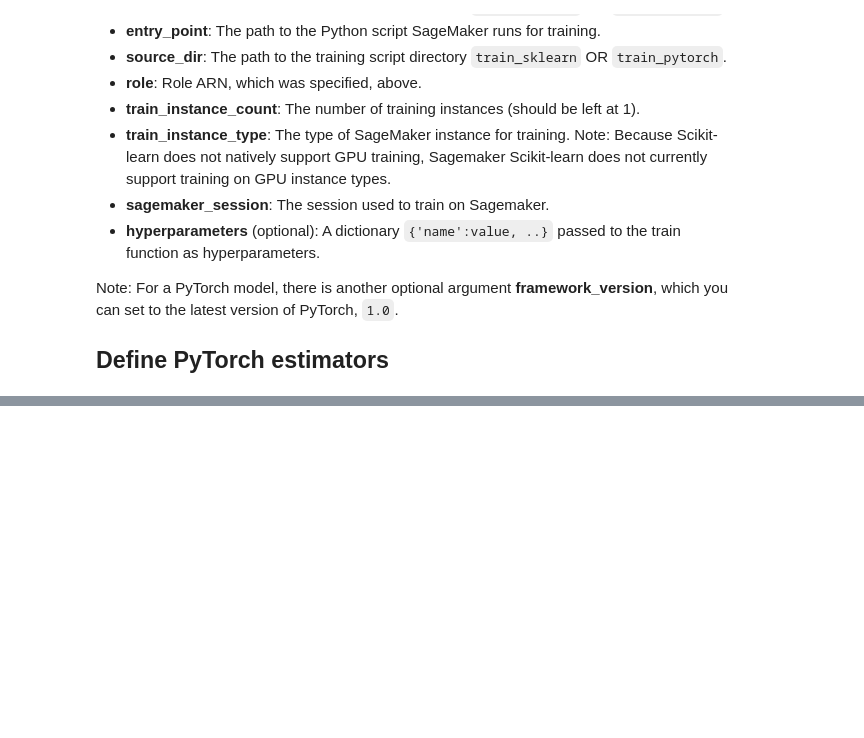
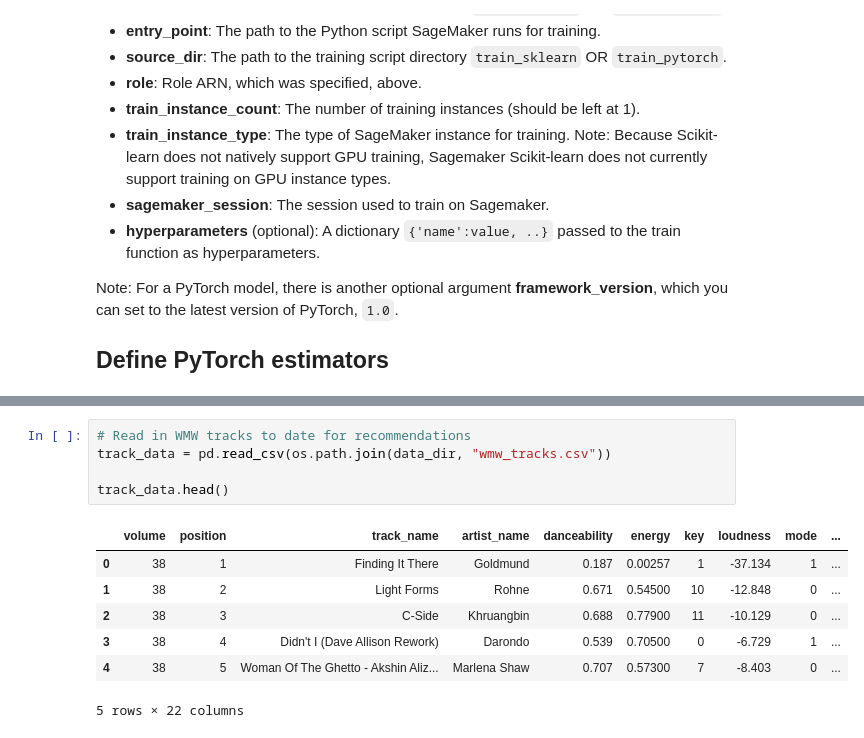
Before and after one commit to alistairwgillespie/wmw_deep_playlist_generator, a Jupyter notebook: 3_Train_Deploy.ipynb, the cells around one changed output, grey strips where cells are left out. Drawn from its saved outputs; the diff is of its cells as text; blank space fills up the shorter version.

```diff
--- a/3_Train_Deploy.ipynb
+++ b/3_Train_Deploy.ipynb
@@ -167,0 +256,13 @@ train(model, train_sample_dl, 100, loss_fn, optimizer, device)
+# %%
+# Read in WMW tracks to date for recommendations
+track_data = pd.read_csv(os.path.join(data_dir, "wmw_tracks.csv"))
+
+track_data.head()
+# %% [output]
+|  | volume | position | track_name | artist_name | danceability | energy | key | loudness | mode | ... |
+| 0 | 38 | 1 | Finding It There | Goldmund | 0.187 | 0.00257 | 1 | -37.134 | 1 | ... |
+| 1 | 38 | 2 | Light Forms | Rohne | 0.671 | 0.54500 | 10 | -12.848 | 0 | ... |
+| 2 | 38 | 3 | C-Side | Khruangbin | 0.688 | 0.77900 | 11 | -10.129 | 0 | ... |
+| 3 | 38 | 4 | Didn't I (Dave Allison Rework) | Darondo | 0.539 | 0.70500 | 0 | -6.729 | 1 | ... |
+| 4 | 38 | 5 | Woman Of The Ghetto - Akshin Aliz... | Marlena Shaw | 0.707 | 0.57300 | 7 | -8.403 | 0 | ... |
+5 rows × 22 columns
```
Also changed, not shown: parts of 29 cells of this notebook, 7 other files.
